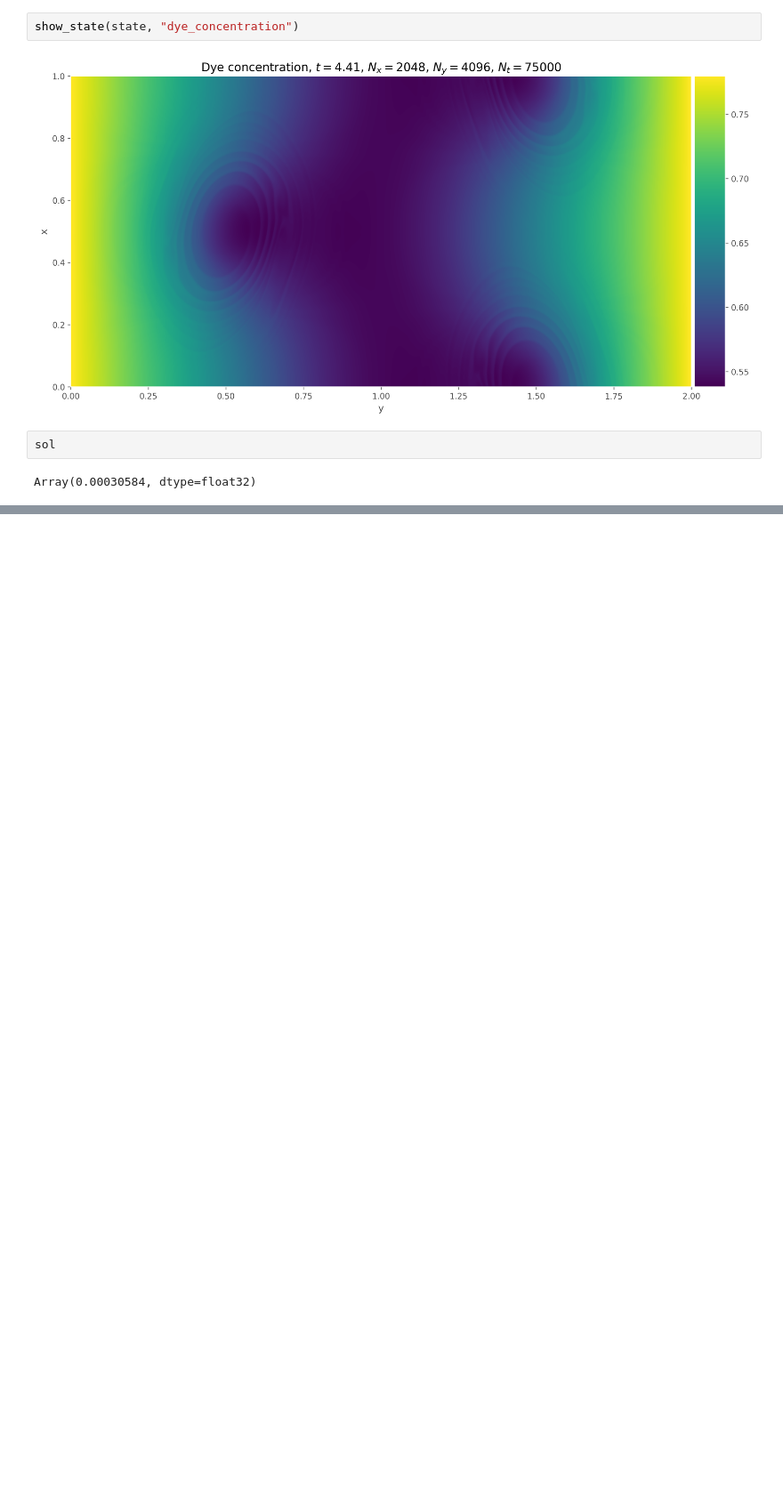
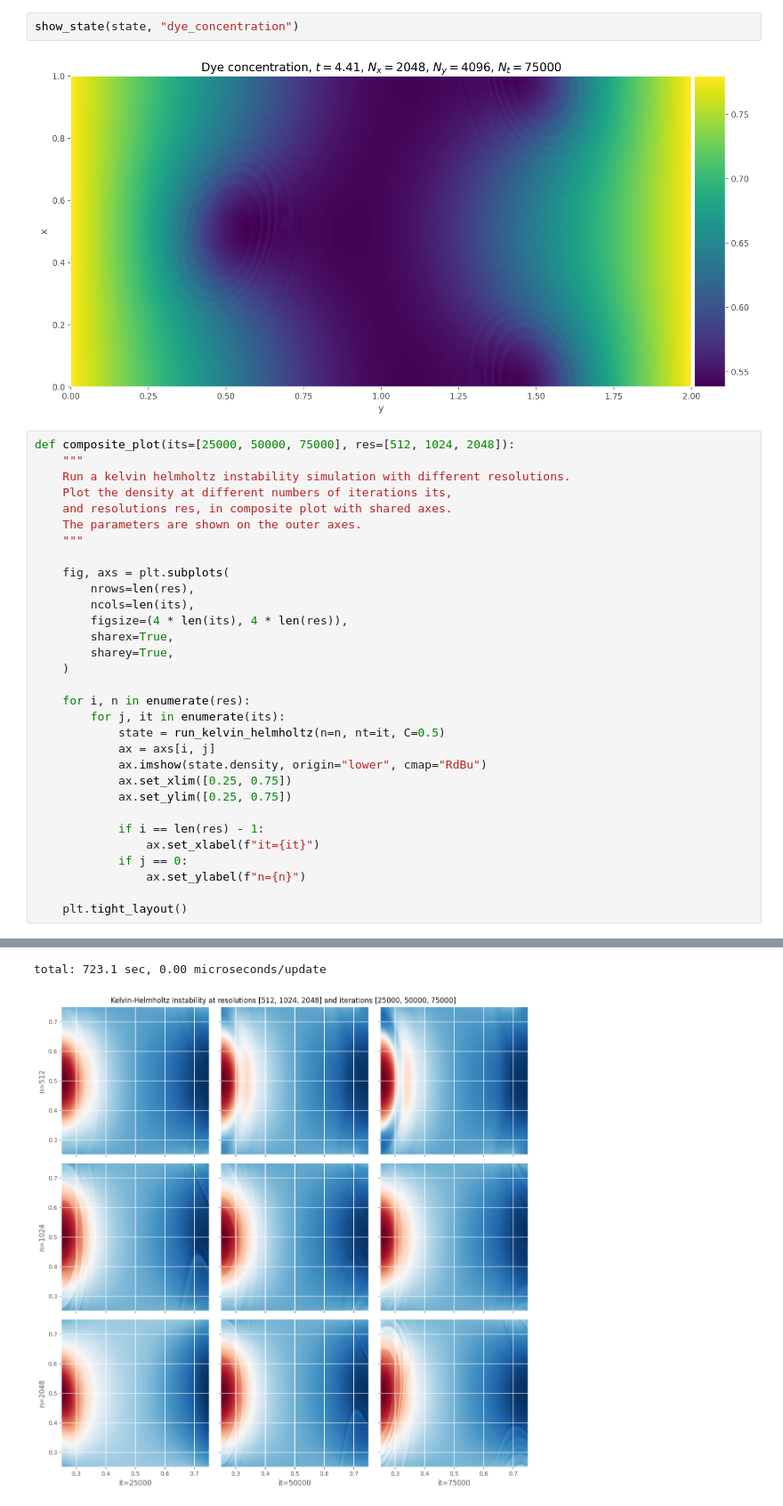
Before and after one commit to plabadens/jax-fluid-solver, a Jupyter notebook: notebooks/Kelvin Helmholtz.ipynb, the cells around one changed output, grey strips where cells are left out. Shown at 89% size. Drawn from its saved outputs; the diff is of its cells as text; blank space fills up the shorter version.

```diff
--- a/notebooks/Kelvin Helmholtz.ipynb
+++ b/notebooks/Kelvin Helmholtz.ipynb
@@ -183,7 +179,35 @@ plt.savefig("kh_density.pdf")
 show_state(state, "dye_concentration")
 # %% [output]
 [figure]
-# %%
-sol
-# %% [output]
-Array(0.00030584, dtype=float32)
+# %%
+def composite_plot(its=[25000, 50000, 75000], res=[512, 1024, 2048]):
+    """
+    Run a kelvin helmholtz instability simulation with different resolutions.
+    Plot the density at different numbers of iterations its,
+    and resolutions res, in composite plot with shared axes.
+    The parameters are shown on the outer axes.
+    """
+
+    fig, axs = plt.subplots(
+        nrows=len(res),
+        ncols=len(its),
+        figsize=(4 * len(its), 4 * len(res)),
+        sharex=True,
+        sharey=True,
+    )
+
+    for i, n in enumerate(res):
+        for j, it in enumerate(its):
+            state = run_kelvin_helmholtz(n=n, nt=it, C=0.5)
+            ax = axs[i, j]
+            ax.imshow(state.density, origin="lower", cmap="RdBu")
+            ax.set_xlim([0.25, 0.75])
+            ax.set_ylim([0.25, 0.75])
+
+            if i == len(res) - 1:
+                ax.set_xlabel(f"it={it}")
+            if j == 0:
+                ax.set_ylabel(f"n={n}")
+
+    plt.tight_layout()
+# %% [output]
@@ -189,0 +222,2 @@ Array(0.00030584, dtype=float32)
+total: 723.1 sec, 0.00 microseconds/update
+[figure, added]
```
Also changed, not shown: parts of 11 cells of this notebook, 4 other files.
